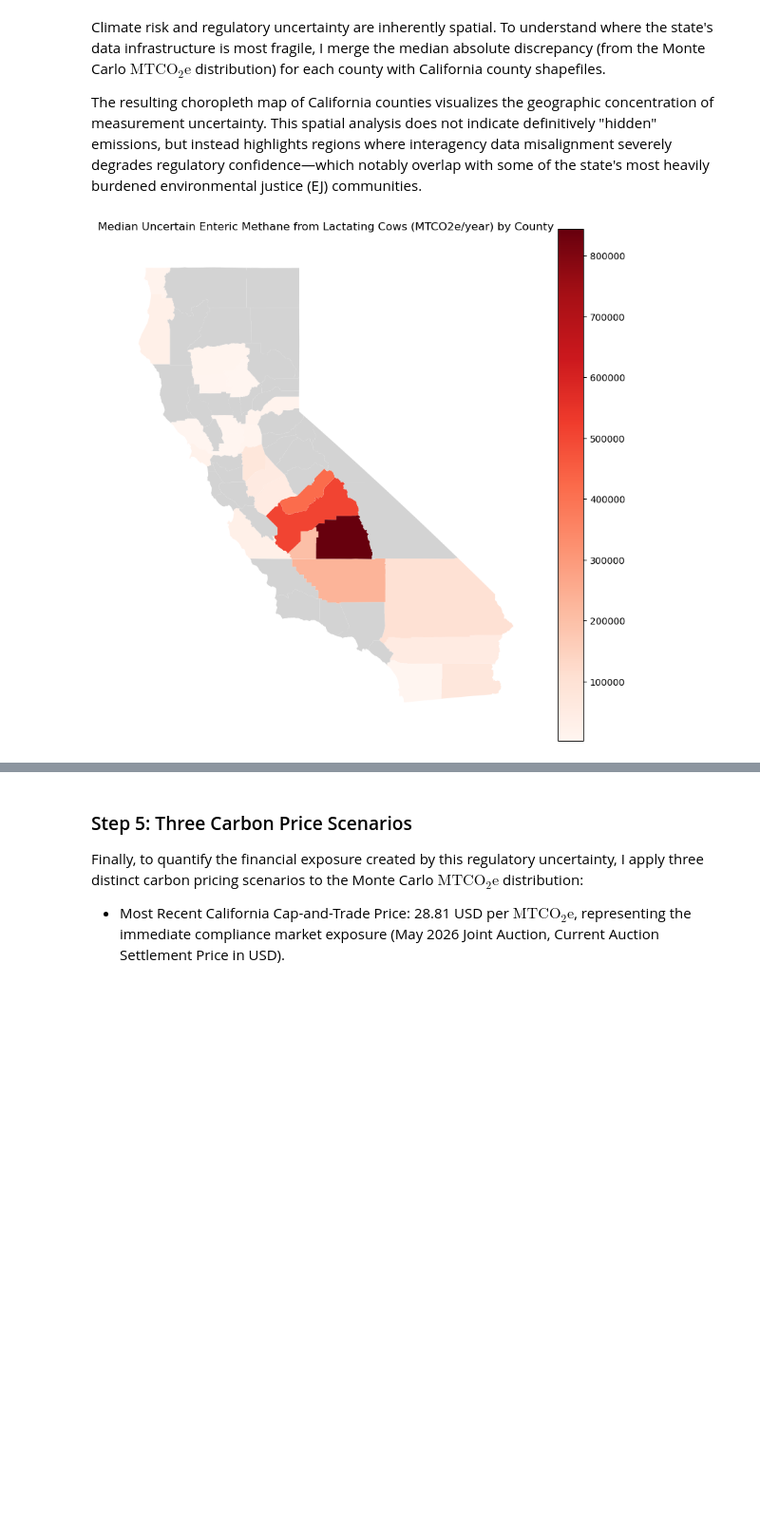
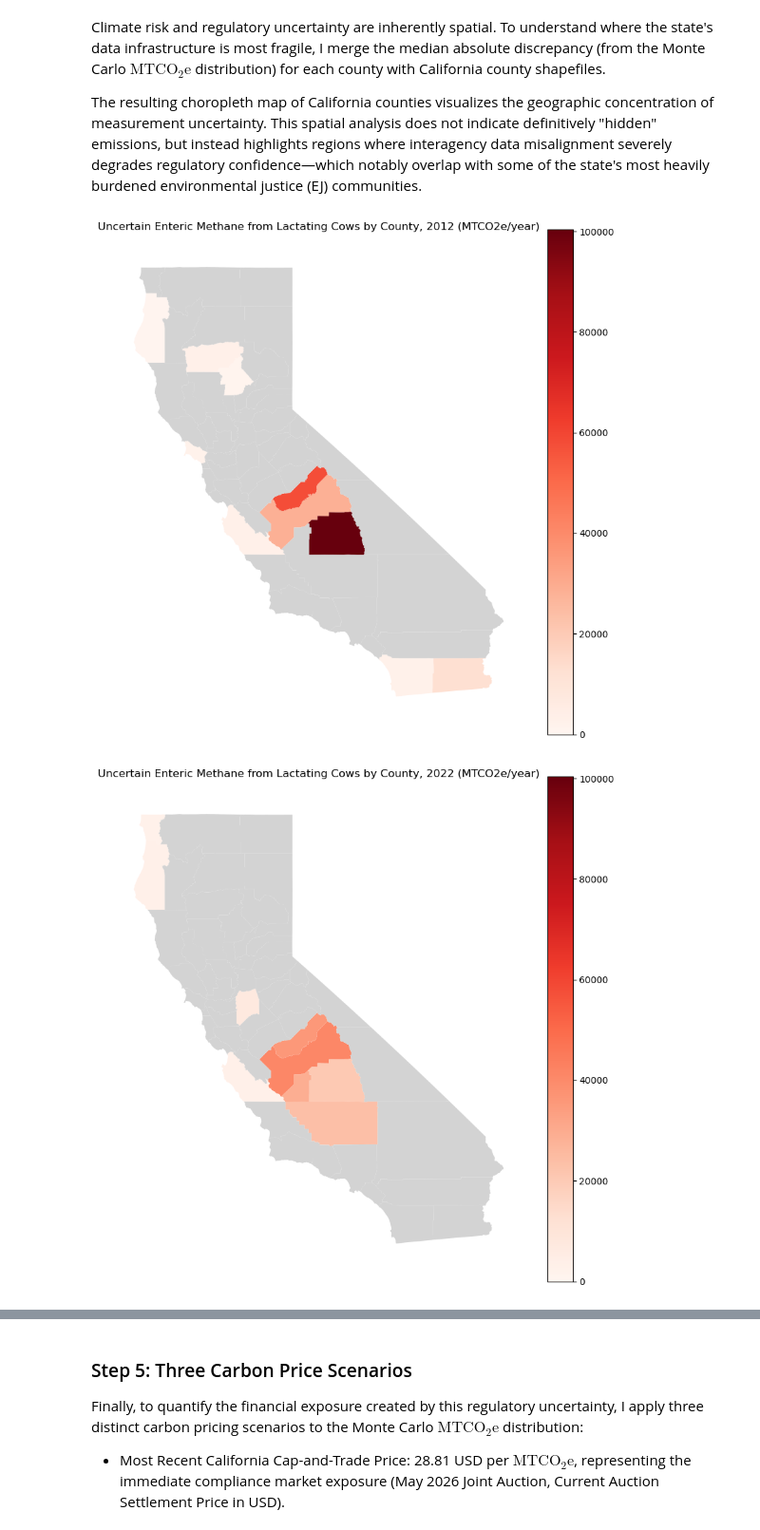
Before and after one commit to kdickson82023/MindTheGap, a Jupyter notebook: notebooks/MindTheGap.ipynb, the cells around one changed output, grey strips where cells are left out. Shown at 95% size. Cells and saved outputs as stored; diff of their text form; code cells hidden in the pictures; blank space fills up the shorter version.

Commit message:
v1.1 - fixed a couple of data aggregation problems

```diff
--- a/notebooks/MindTheGap.ipynb
+++ b/notebooks/MindTheGap.ipynb
@@ -32,7 +32,7 @@ import matplotlib.pyplot as plt
 import scipy.stats as stats
 from collections import defaultdict
 
-BASE_PATH = "/Users/kd/Documents/Policy/MindTheGap/" # replace with the actual path to your project directory
+BASE_PATH = "path/to/MindTheGap/" # replace with the actual path to your project directory
 
 # set constants that will be used in subsequent analyses
 CONSTANTS = {
@@ -44,6 +44,8 @@ CONSTANTS = {
     "CARB_EF_MILKCOW_SD": 144.61 * 0.074, # standard deviation of enteric fermentation emission factor from CARB (2014) for lactating dairy cows (kg CH4/cow/year) multiplied by 365 days to convert to kg CH4/cow/year: CARB_EF_MILKCOW multiplied by 0.074 to get standard deviation (kg CH4/cow/year)
     }
 
+rng = np.random.default_rng(1383)
+
 # import data
 ca_counties = gpd.read_file(BASE_PATH + CONSTANTS["DATA_PATH"] + "California_County_Boundary_view_layer_for_public_use_8037095093810267993.zip") # California county boundary shapefile, from the California State Geoportal (https://gis.data.ca.gov/datasets/894e9cda46bb45c2a0c7b5534b9a6b4a_3/explore)
 cadd_facility_df = pd.read_csv(BASE_PATH + CONSTANTS["DATA_PATH"] + "cadd_facility_data.csv") # CADD v2.0.0 Excel spreadsheet - Facility General Information tab
@@ -121,7 +123,7 @@ Iterating this sampling process 10,000 times with replacement yields a robust pr
 
 (The default RNG seed has been set to 1383 as a nod to SB 1383.)
 # %%
-def bootstrap_discrepant_cattle(herd_sizes, num_discrepant_dairies, n_iterations=10000, rng=1383):
+def bootstrap_discrepant_cattle(herd_sizes, num_discrepant_dairies, rng, n_iterations=10000):
     """
     Bootstrap total cattle counts for dairies counted by CDFA but not by CADD, per county-year.
     Only applicable when CDFA's dairy count is larger than CADD's (i.e. num_discrepant_dairies > 0). If num_discrepant_dairies is 0, the function returns an array of zeros.
@@ -147,8 +149,7 @@ def bootstrap_discrepant_cattle(herd_sizes, num_discrepant_dairies, n_iterations
         raise ValueError("No valid herd sizes available for sampling.")
 
     # randomly sample 'num_discrepant_dairies' with replacement for each iteration, generate matrix of shape (n_iterations, num_discrepant_dairies)
-    generator = np.random.default_rng(rng) # set random number generator with specified seed, or 1383 if not otherwise specified
-    sampled_herd_sizes = generator.choice(valid_herds, size=(n_iterations, num_discrepant_dairies), replace=True)
+    sampled_herd_sizes = rng.choice(valid_herds, size=(n_iterations, num_discrepant_dairies), replace=True)
 
     # sum across rows for each iteration to obtain the total discrepant cattle
     total_discrepant_cattle = sampled_herd_sizes.sum(axis=1)
@@ -176,7 +177,7 @@ for county, year, gap in discrepant_county_years.itertuples(index=False):
         continue
 
     # perform bootstrapping to estimate total discrepant cattle for this county-year
-    total_discrepant_cattle = bootstrap_discrepant_cattle(herd_sizes, gap)
+    total_discrepant_cattle = bootstrap_discrepant_cattle(herd_sizes, gap, rng=rng)
     bootstrap_samples[(county, year)] = total_discrepant_cattle
 
     # calculate summary statistics
@@ -385,35 +401,60 @@ Climate risk and regulatory uncertainty are inherently spatial. To understand wh
 
 The resulting choropleth map of California counties visualizes the geographic concentration of measurement uncertainty. This spatial analysis does not indicate definitively "hidden" emissions, but instead highlights regions where interagency data misalignment severely degrades regulatory confidence—which notably overlap with some of the state's most heavily burdened environmental justice (EJ) communities.
 # %%
-def run_geo_bootstrap(discrepancy_df, cadd_merged_df, n_iterations=10000, seed=1383): # similar procedure to run_full_bootstrap from previous step
+# create bootstrap for chloropleths wih same logic
+def run_geo_bootstrap(discrepancy_df, cadd_merged_df, n_iterations=10000, seed=1383):
+    rng = np.random.default_rng(seed)
     statewide_total = np.zeros(n_iterations)
     county_results = []
 
     for _, row in discrepancy_df.iterrows():
         pool = get_herd_records(cadd_merged_df, row['County'], row['Year'])
-        draws = bootstrap_county_year(
-            pool, row['dairy_count_discrepancy'], n_iterations=n_iterations, seed=seed
-        )
+        draws = bootstrap_county_year(pool, row['dairy_count_discrepancy'], rng, n_iterations=n_iterations)
         draws_clean = np.nan_to_num(draws, nan=0.0)
         statewide_total += draws_clean
 
         county_mtco2e_median = np.median((draws_clean / 1000) * 28)
         county_results.append({'County': row['County'], 'Year': row['Year'], 'Median_MTCO2e': county_mtco2e_median})
 
     county_results_df = pd.DataFrame(county_results)
     return statewide_total, county_results_df
 
 _, county_results_df = run_geo_bootstrap(discrepant_county_years, cadd_merged_dairies)
-county_totals = county_results_df.groupby('County')['Median_MTCO2e'].sum().reset_index()
 
-merged = ca_counties.merge(county_totals, left_on='COUNTY_NAM', right_on='County', how='left') # merge county shapefile data
+# create three datasets for 2012, 2022, and cumulative
+county_2012 = county_results_df[county_results_df['Year'] == 2012][['County', 'Median_MTCO2e']].copy()
+county_2022 = county_results_df[county_results_df['Year'] == 2022][['County', 'Median_MTCO2e']].copy()
+county_cumulative = (county_results_df.groupby('County')['Median_MTCO2e'].sum().reset_index())
 
-# generate chloropleth heatmap using data to color California counties
+#calculate vmax so the chloropleths are comparable
+annual_vmax = max(
+    county_2012['Median_MTCO2e'].max(),
+    county_2022['Median_MTCO2e'].max()
+)
+
+# 2012 chloropleth
+merged_2012 = ca_counties.merge(county_2012, left_on='COUNTY_NAM', right_on='County', how='left')
 fig, ax = plt.subplots(figsize=(10, 10))
-merged.plot(column='Median_MTCO2e', cmap='Reds', legend=True, ax=ax,
-            missing_kwds={'color': 'lightgrey'})
-ax.set_title('Median Uncertain Enteric Methane from Lactating Cows (MTCO2e/year) by County')
+merged_2012.plot(column='Median_MTCO2e', cmap='Reds', legend=True, ax=ax, vmin=0, vmax=annual_vmax, missing_kwds={'color': 'lightgrey'})
+ax.set_title('Uncertain Enteric Methane from Lactating Cows by County, 2012 (MTCO2e/year)')
 ax.axis('off')
 plt.show()
+
+#2022 chloropleth
+merged_2022 = ca_counties.merge(county_2022, left_on='COUNTY_NAM', right_on='County', how='left')
+fig, ax = plt.subplots(figsize=(10, 10))
+merged_2022.plot(column='Median_MTCO2e', cmap='Reds', legend=True, ax=ax, vmin=0, vmax=annual_vmax, missing_kwds={'color': 'lightgrey'})
+ax.set_title('Uncertain Enteric Methane from Lactating Cows by County, 2022 (MTCO2e/year)')
+ax.axis('off')
+plt.show()
+
+# cumulative chloropleth
+merged_cumulative = ca_counties.merge(county_cumulative, left_on='COUNTY_NAM', right_on='County', how='left')
+fig, ax = plt.subplots(figsize=(10, 10))
+merged_cumulative.plot(column='Median_MTCO2e', cmap='Reds', legend=True, ax=ax, missing_kwds={'color': 'lightgrey'})
+ax.set_title('Cumulative Uncertain Enteric Methane from Lactating Cows by County, 2012–2022 (MTCO2e)')
+ax.axis('off')
+plt.show()
 # %% [output]
-[figure, old version]
+[figure, new version]
+[figure, added]
```
Also changed, not shown: parts of 6 cells of this notebook.
